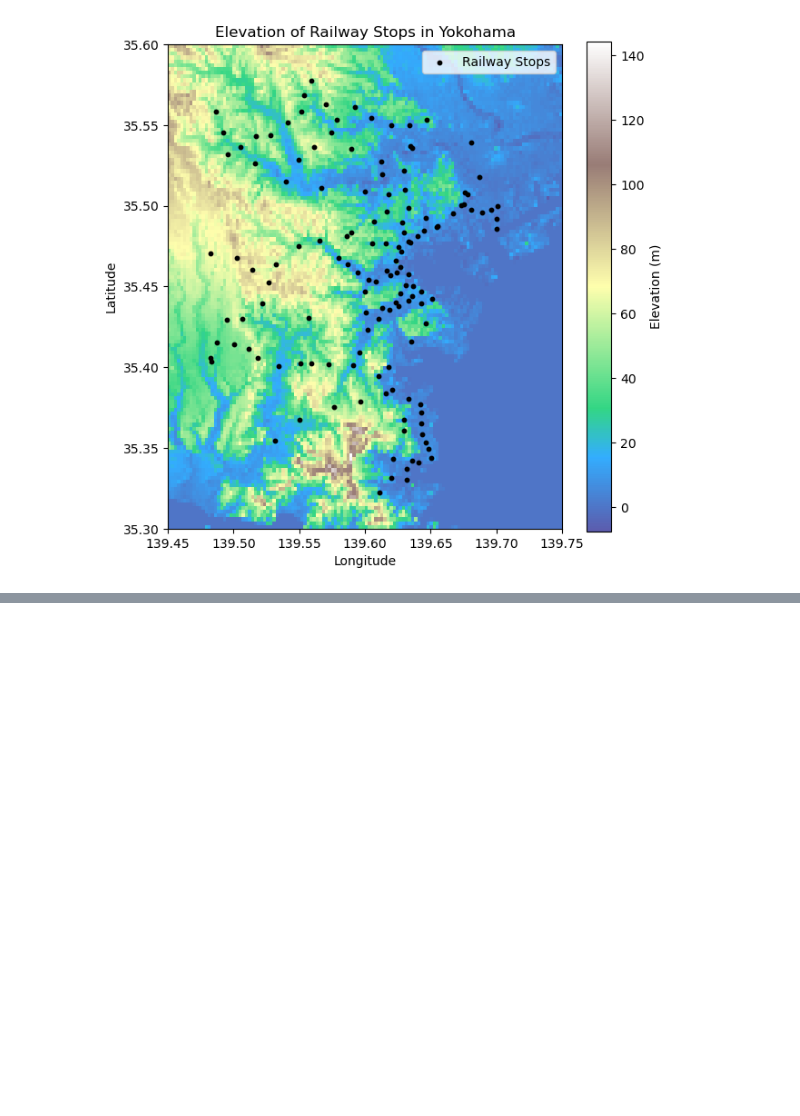
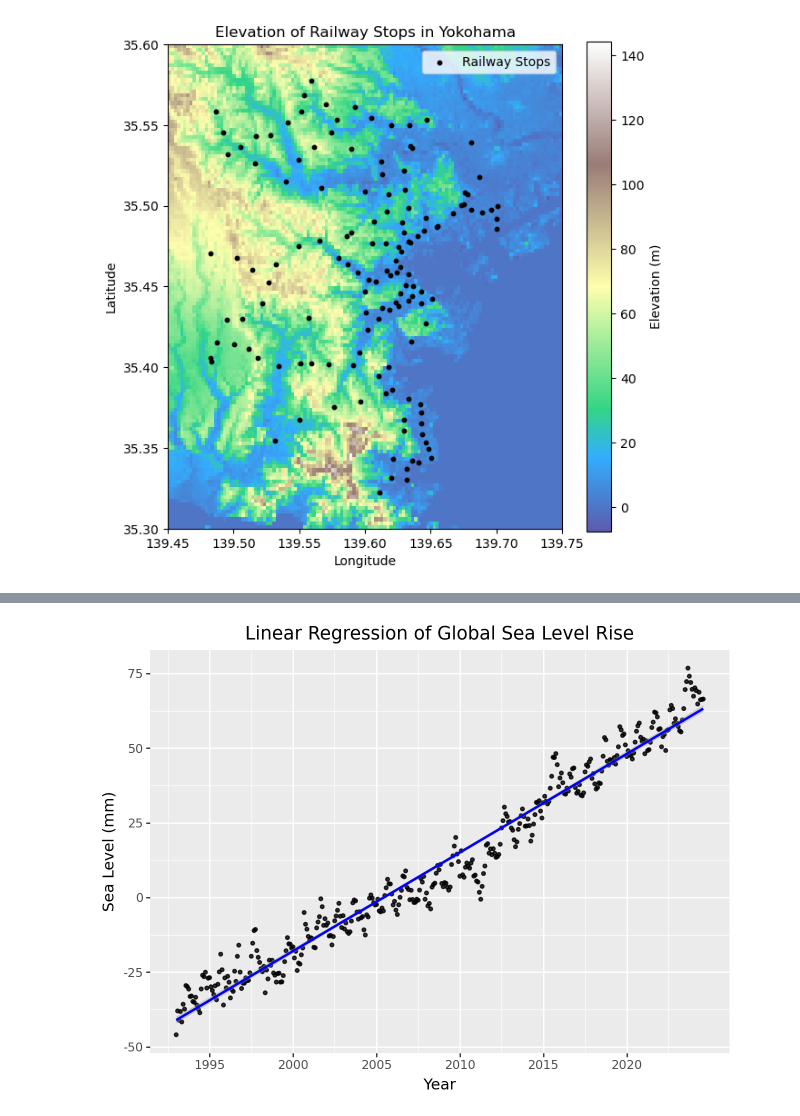
Before and after one commit to Arcyill/ECON-323-Project, a Jupyter notebook: Main.ipynb, the cells around one changed output, grey strips where cells are left out. Cells and saved outputs as stored; diff of their text form; code cells hidden in the pictures; blank space fills up the shorter version.

```diff
--- a/Main.ipynb
+++ b/Main.ipynb
@@ -186,0 +306,11 @@ interactive_map
+# %%
+(
+    ggplot(sea_level_filtered, aes(x="Year", y="Sea Level (mm)"))
+    + geom_point(color='black', size = 1, alpha = 0.8)
+    + geom_smooth(method="lm", color="blue")
+    + labs(title = "Linear Regression of Global Sea Level Rise", x="Year", y="Sea Level (mm)")
+    + scale_x_continuous(breaks=range(1880, 2025, 5))  # Tick every 5 years
+
+)
+# %% [output]
+[figure, added]
```
Also changed, not shown: parts of 40 cells of this notebook, 2 other files.
